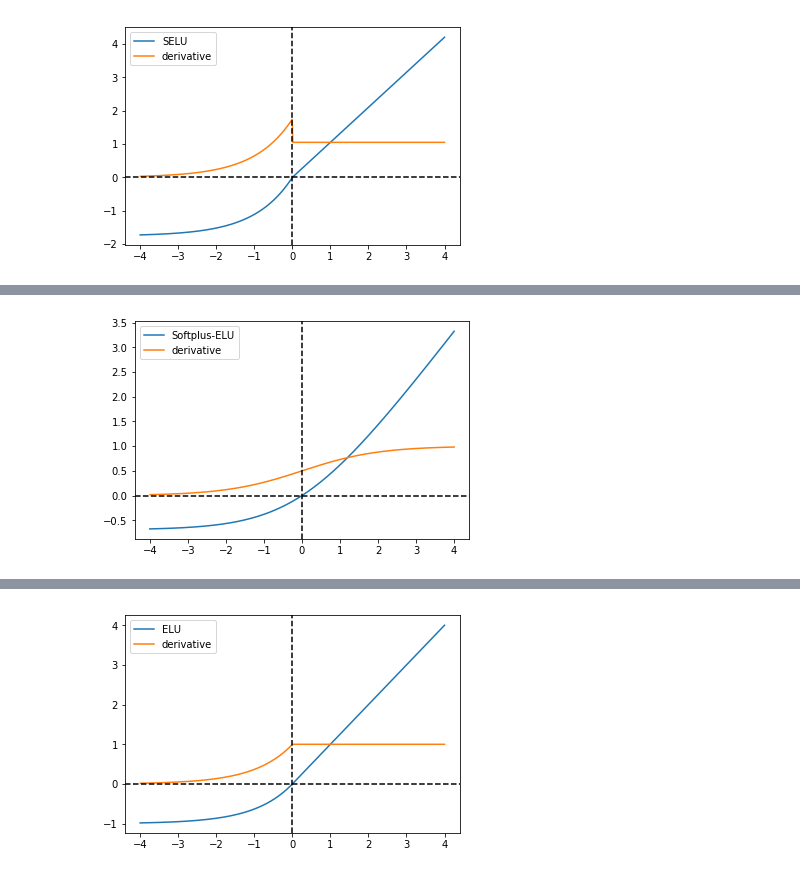
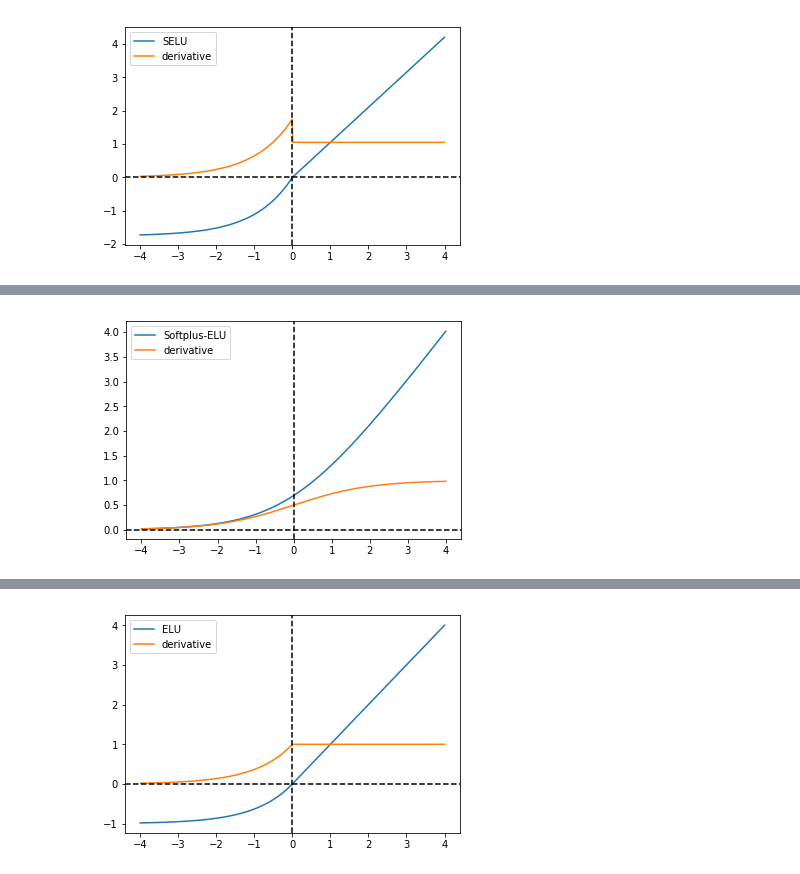
Before and after one commit to arasdar/DL, a Jupyter notebook: SELU-EricMartin.ipynb, the cells around one changed output, grey strips where cells are left out. Saved outputs shown, nothing was run; the diff lists cells and outputs as text; code cells hidden in the pictures.

```diff
--- a/SELU-EricMartin.ipynb
+++ b/SELU-EricMartin.ipynb
@@ -54,12 +65,12 @@ plt.show()
 # %%
 x = np.linspace(-4, 4, 1000)
-h, _ = softplus_forward(X=x)
+h, _ = l.softplus_forward(X=x)
 plt.plot(x, h, label='Softplus-ELU')
 plt.plot(x[1:], np.diff(h) / np.diff(x), label='derivative')
 plt.axhline(0, color='black', linestyle='--');
 plt.axvline(0, color='black', linestyle='--')
 plt.legend(loc='upper left')
 plt.show()
 # %% [output]
-[figure, old version]
+[figure, new version]
 # %%
```
Also changed, not shown: parts of 20 cells of this notebook, 2 other files.
